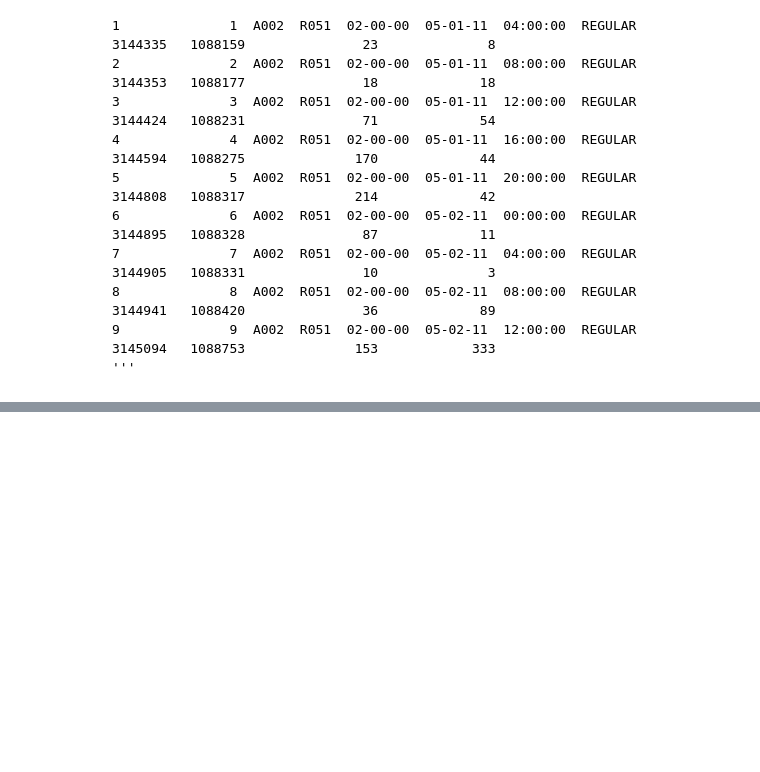
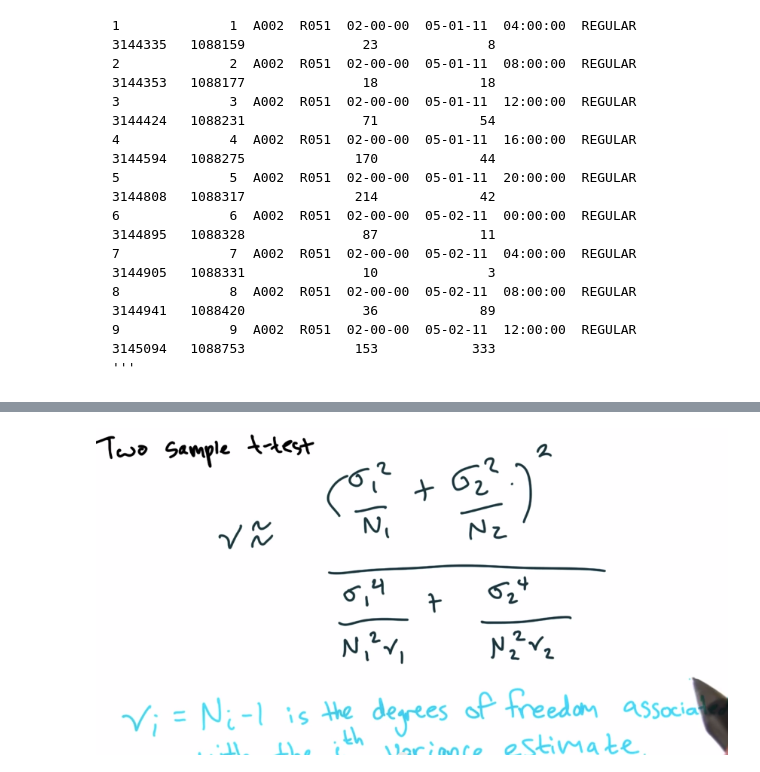
Before and after one commit to rohitx/DataSciencePrep, a Jupyter notebook: Udacity/Intro_to_data_science.ipynb, the cells around one changed output, grey strips where cells are left out. Saved outputs shown, nothing was run; the diff lists cells and outputs as text; code cells hidden in the pictures; blank space fills up the shorter version.

```diff
--- a/Udacity/Intro_to_data_science.ipynb
+++ b/Udacity/Intro_to_data_science.ipynb
@@ -1002,0 +1089,5 @@ The data in the MTA Subway Turnstile data reports on the cumulative
+# %%
+from IPython.display import Image
+Image(filename='n_value.png')
+# %% [output]
+[figure, added]
```
Also changed, not shown: parts of 13 cells of this notebook, 7 other files.
